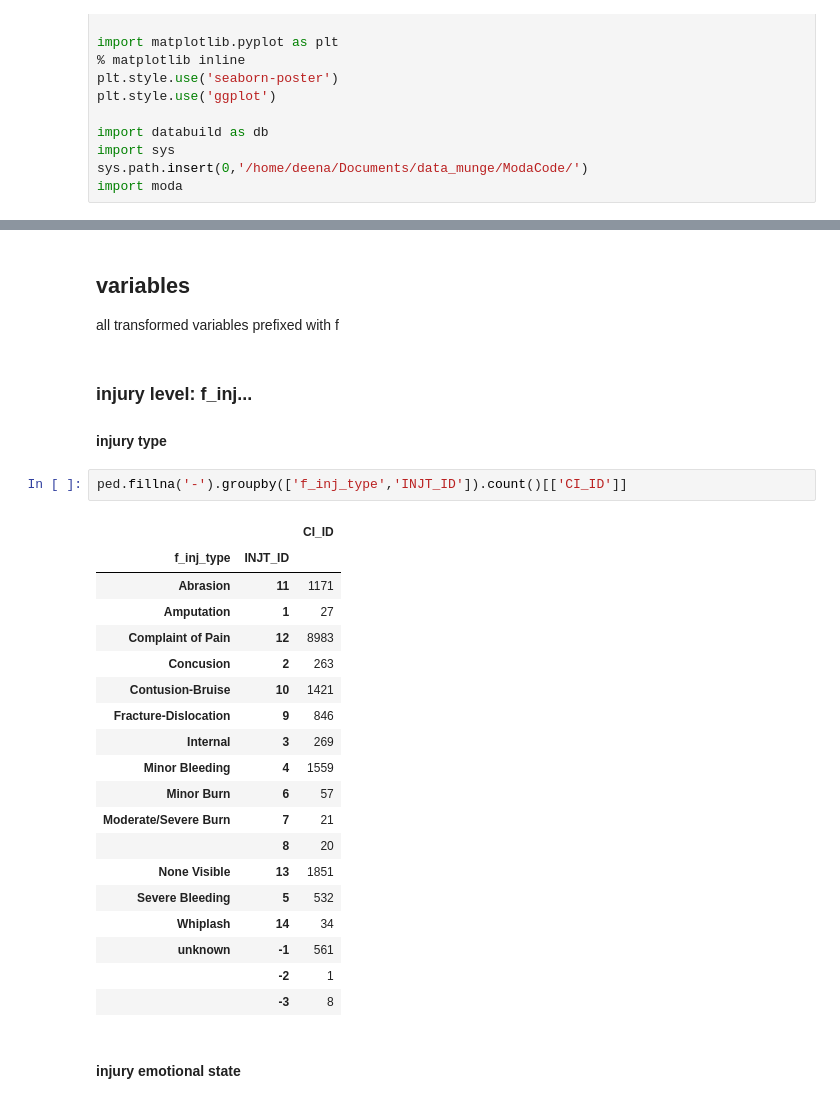
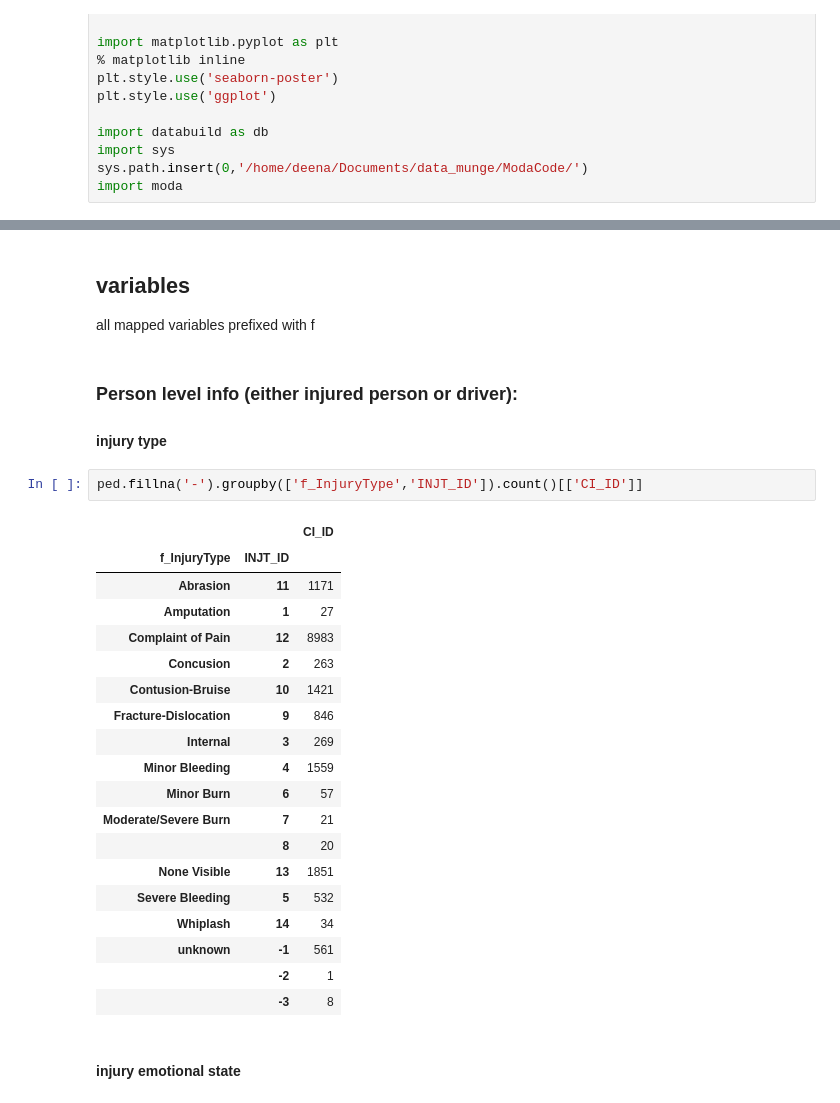
Before and after one commit to MODA-NYC/Project_SevereCrashes, a Jupyter notebook: MatchedVariableMap.ipynb, the cells around one changed output, grey strips where cells are left out. Cells and saved outputs as stored; diff of their text form.

Commit message:
renamed variables to be more readable

```diff
--- a/MatchedVariableMap.ipynb
+++ b/MatchedVariableMap.ipynb
@@ -80,14 +80,14 @@ pedestrians in linked crashes (17624, 105)
 # %% [markdown]
 ## variables
-all transformed variables prefixed with f
+all mapped variables prefixed with f
 # %% [markdown]
-### injury level: f_inj...
+### Person level info (either injured person or driver):
 #### injury type
 # %%
-ped.fillna('-').groupby(['f_inj_type','INJT_ID']).count()[['CI_ID']]
+ped.fillna('-').groupby(['f_InjuryType','INJT_ID']).count()[['CI_ID']]
 # %% [output]
 |  |  | CI_ID |
-| f_inj_type | INJT_ID |  |
+| f_InjuryType | INJT_ID |  |
 | Abrasion | 11 | 1171 |
 | Amputation | 1 | 27 |
 | Complaint of Pain | 12 | 8983 |
```
Also changed, not shown: parts of 32 cells of this notebook, 2 other files.
